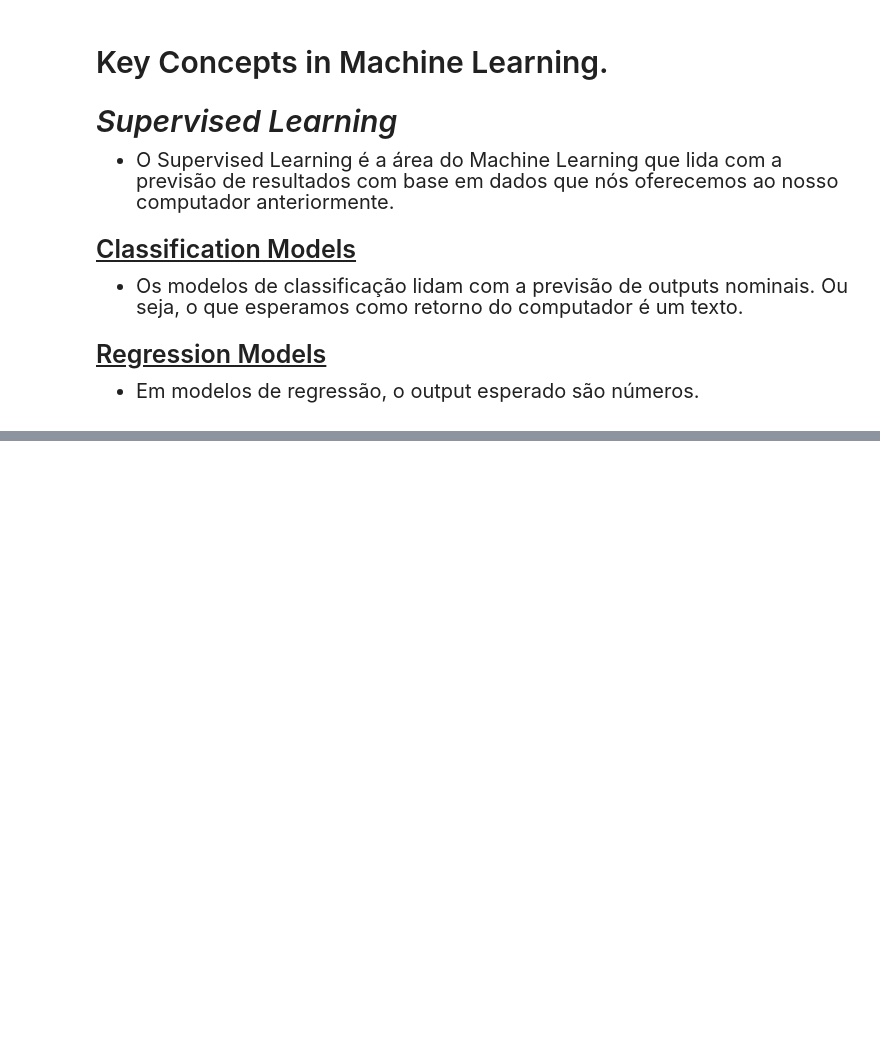
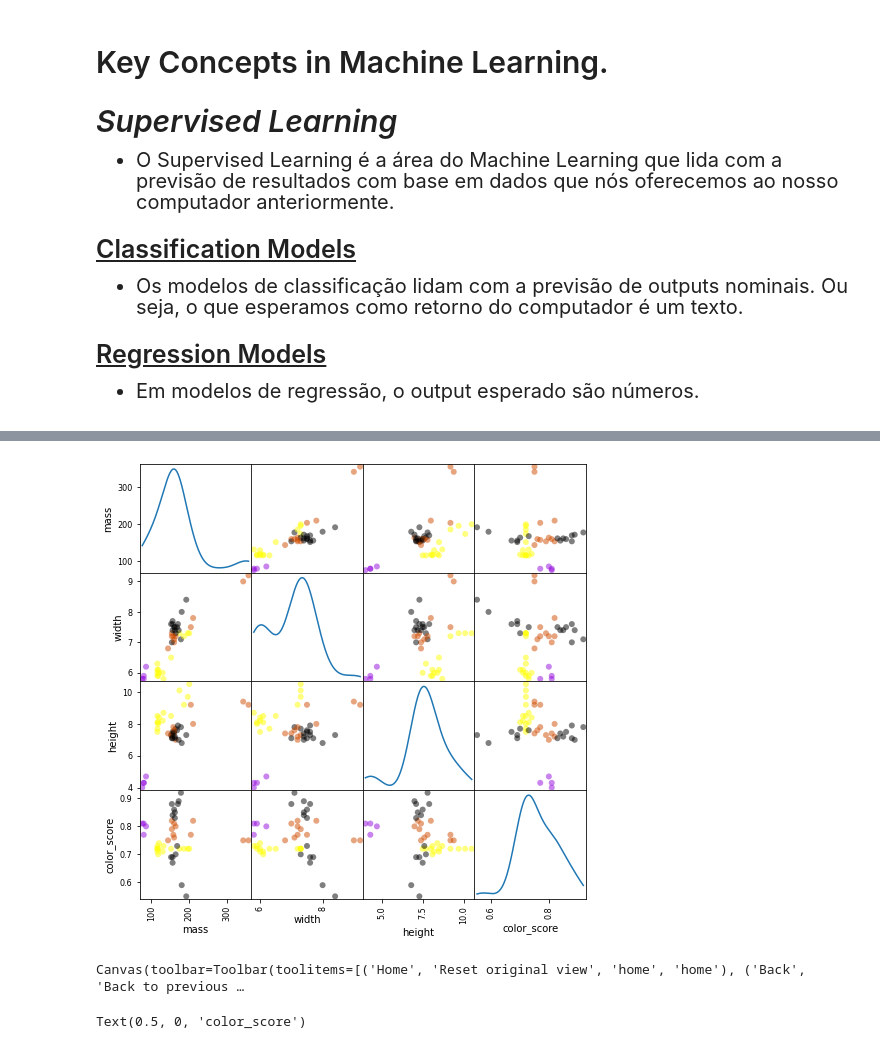
Before and after one commit to felipesveiga/Michigan, a Jupyter notebook: Machine Learning/Week 1 (II)/intro_to_machine_learning.ipynb, the cells around one changed output, grey strips where cells are left out. Drawn from its saved outputs; the diff is of its cells as text; code cells hidden in the pictures; blank space fills up the shorter version.

```diff
--- a/Machine Learning/Week 1 (II)/intro_to_machine_learning.ipynb
+++ b/Machine Learning/Week 1 (II)/intro_to_machine_learning.ipynb
@@ -31,0 +78,2 @@ PAREI EM KEY CONCEPTS TO MACHINE LEARNING (1:00)
+# %%
+fruits = pd.read_table('fruit_data_with_colors (1).txt')
@@ -31,0 +97,7 @@ PAREI EM KEY CONCEPTS TO MACHINE LEARNING (1:00)
+# %%
+# Agora, utilizaremos train_test_split para treinar o nosso modelo de Machine Learning
+
+# Definindo as colunas do X sample e Y sample.
+X = fruits[['mass', 'width', 'height', 'color_score']]
+y = fruits['fruit_label']
+X_train, X_test, y_train, y_test = train_test_split(X, y, random_state = 0)
@@ -31,0 +113,23 @@ PAREI EM KEY CONCEPTS TO MACHINE LEARNING (1:00)
+# %%
+%matplotlib inline
+from matplotlib import cm
+# Aqui, construiremos um pairplot do seaborn.
+cmap = cm.get_cmap('gnuplot')
+pd.plotting.scatter_matrix(X_train, c = y_train, marker = 'o' ,cmap = cmap, figsize = (8, 8), diagonal = 'kde');
+# %% [output]
+[figure, added]
+# %%
+# Podemos visualizar os dados de uma maneira mais moderna: com um gráfico 3D!
+%matplotlib widget
+from mpl_toolkits.mplot3d import Axes3D
+import matplotlib.pyplot as plt
+fig = plt.figure(figsize = (10,7))
+ax = plt.subplot(111, projection = '3d')
+ax.scatter(X_train['height'], X_train['width'], X_train['color_score'], c = y_train, marker = 'o', s = 100,
+          depthshade = True)
+ax.set_xlabel('height')
+ax.set_ylabel('width')
+ax.set_zlabel('color_score')
+# %% [output]
+Canvas(toolbar=Toolbar(toolitems=[('Home', 'Reset original view', 'home', 'home'), ('Back', 'Back to previous …
+Text(0.5, 0, 'color_score')
```
Also changed, not shown: parts of 18 cells of this notebook, 37 other files.
